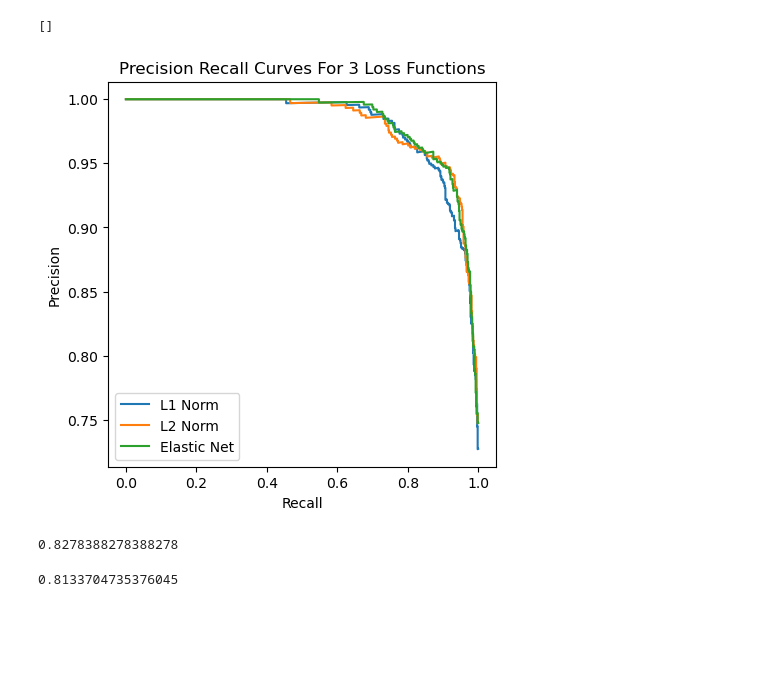
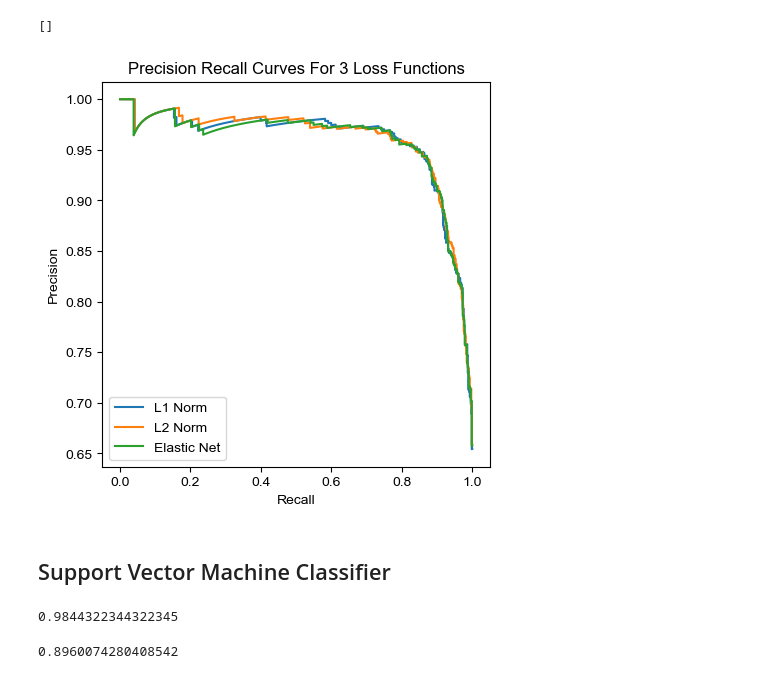
Before and after one commit to ajlukasiewicz/Team_9_MacLearn, a Jupyter notebook: Sarah_Classification.ipynb, the cells around one changed output. Drawn from its saved outputs; the diff is of its cells as text; code cells hidden in the pictures; blank space fills up the shorter version.

```diff
--- a/Sarah_Classification.ipynb
+++ b/Sarah_Classification.ipynb
@@ -71,0 +103,5 @@ X_test = sklearn.preprocessing.maxabs_scale(X_test)
+# %%
+imp_features = pd.Series(X.columns)[list(coef!=0)]
+X_train = X_train[imp_features]
+X_test = X_test[imp_features]
+X = X[imp_features]
@@ -113,7 +169,9 @@ clf2 = LogisticRegression(random_state=42, max_iter = 5000, penalty = 'elasticne
 # %%
-clf3 = LogisticRegression(random_state=42, max_iter = 5000, penalty = 'l1', solver = 'saga').fit(X_train, y_train)
+clf_l1 = LogisticRegression(random_state=42, max_iter = 5000, penalty = 'l1', solver = 'saga').fit(X_train, y_train)
+clf_l2 = LogisticRegression(random_state=42, max_iter = 500, penalty = 'l2').fit(X_train, y_train)
+clf_en = LogisticRegression(random_state=42, max_iter = 5000, penalty = 'elasticnet', solver = 'saga', l1_ratio = 0.5).fit(X_train, y_train)
 # %%
-y_pred_1 = clf.predict_proba(X_test)
-y_pred_2 = clf2.predict_proba(X_test)
-y_pred_3 = clf3.predict_proba(X_test)
+y_pred_l1 = clf_l1.predict_proba(X_test)
+y_pred_l2 = clf_l2.predict_proba(X_test)
+y_pred_en = clf_en.predict_proba(X_test)
 # %%
@@ -143,4 +201,4 @@ clf3.score(X_test, y_test)
 # %%
-precision_1, recall_1, thresholds_1 = precision_recall_curve(y_test, y_pred_1[:,0], pos_label = ["NPA"])
-precision_2, recall_2, thresholds_2 = precision_recall_curve(y_test, y_pred_2[:,0], pos_label = ["NPA"])
-precision_3, recall_3, thresholds_3 = precision_recall_curve(y_test, y_pred_3[:,0], pos_label = ["NPA"])
+precision_l1, recall_l1, thresholds_l1 = precision_recall_curve(y_test, y_pred_l1[:,0], pos_label = ["NPA"])
+precision_l2, recall_l2, thresholds_l2 = precision_recall_curve(y_test, y_pred_l2[:,0], pos_label = ["NPA"])
+precision_en, recall_en, thresholds_en = precision_recall_curve(y_test, y_pred_en[:,0], pos_label = ["NPA"])
@@ -162,16 +205,18 @@ ax[2].set_ylabel = ('Precision')
 # %%
 fig, ax = plt.subplots(1, figsize=(5, 5))
 
-ax.plot(recall_3, precision_3)
-ax.plot(recall_1, precision_1)
-ax.plot(recall_2, precision_2)
+ax.plot(recall_l1, precision_l1)
+ax.plot(recall_l2, precision_l2)
+ax.plot(recall_en, precision_en)
 ax.legend(['L1 Norm', 'L2 Norm', 'Elastic Net'])
 ax.set_title('Precision Recall Curves For 3 Loss Functions')
 ax.set_xlabel('Recall')
 ax.set_ylabel('Precision')
 
 plt.plot()
 # %% [output]
 []
-[figure, old version]
+[figure, new version]
+# %% [markdown]
+## Support Vector Machine Classifier
 # %%
@@ -182,9 +226,9 @@ clf = SVC(gamma = 'auto', probability = True).fit(X_train, y_train)
 # %%
-clf.score(X_train, y_train)
+clf_svc.score(X_train, y_train)
 # %% [output]
-0.8278388278388278
+0.9844322344322345
 # %%
-clf.score(X_test, y_test)
+clf_svc.score(X_test, y_test)
 # %% [output]
-0.8133704735376045
+0.8960074280408542
 # %%
```
Also changed, not shown: parts of 49 cells of this notebook.
